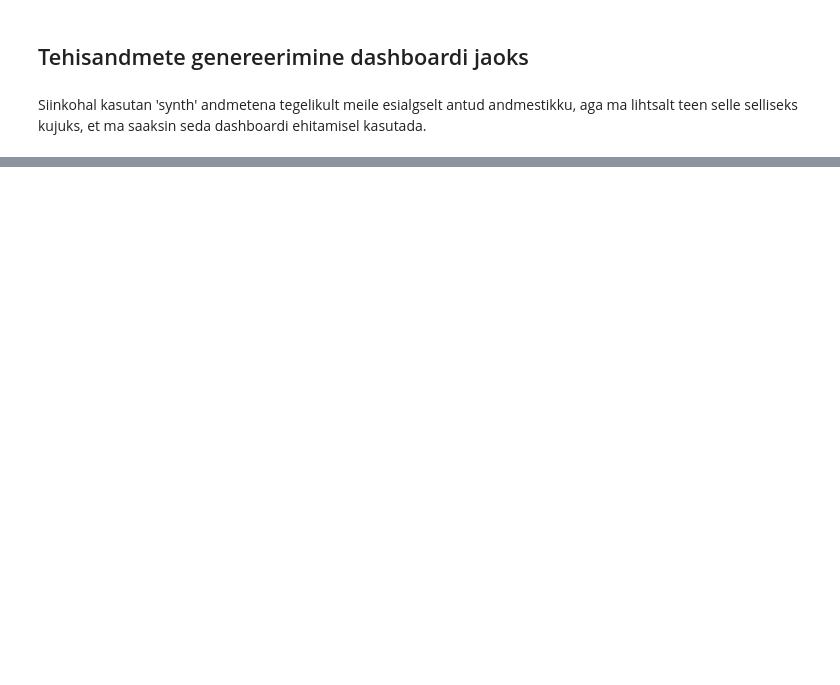
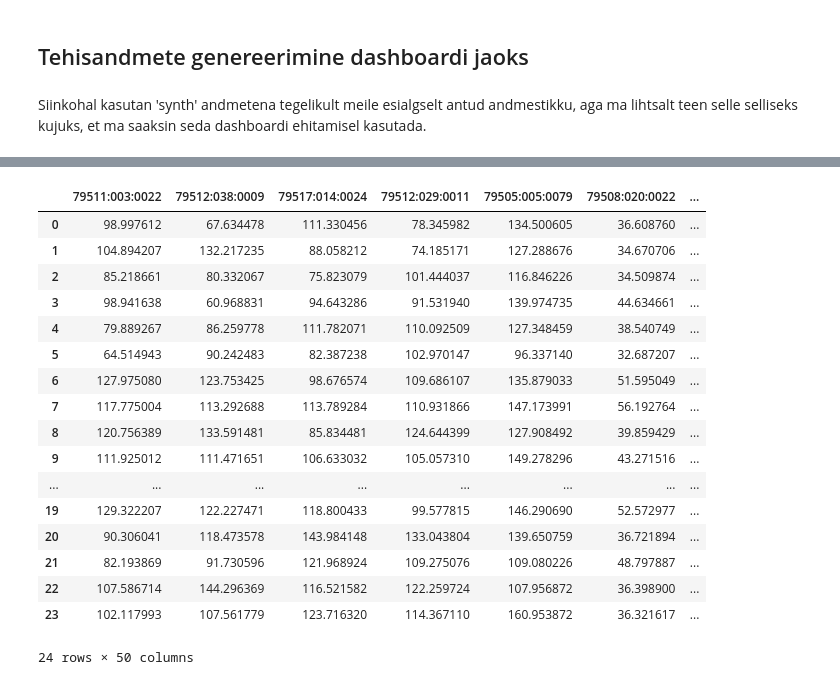
Before and after one commit to ilmaruduste/grid_congestion_manager, a Jupyter notebook: Data_Processing.ipynb, the cells around one changed output, grey strips where cells are left out. Cells and saved outputs as stored; diff of their text form; code cells hidden in the pictures; blank space fills up the shorter version.

```diff
--- a/Data_Processing.ipynb
+++ b/Data_Processing.ipynb
@@ -365,0 +403,22 @@ Siinkohal kasutan 'synth' andmetena tegelikult meile esialgselt antud andmestikk
+# %%
+baseloads = pd.DataFrame.from_dict(baseloads)
+baseloads
+# %% [output]
+|  | 79511:003:0022 | 79512:038:0009 | 79517:014:0024 | 79512:029:0011 | 79505:005:0079 | 79508:020:0022 | ... |
+| 0 | 98.997612 | 67.634478 | 111.330456 | 78.345982 | 134.500605 | 36.608760 | ... |
+| 1 | 104.894207 | 132.217235 | 88.058212 | 74.185171 | 127.288676 | 34.670706 | ... |
+| 2 | 85.218661 | 80.332067 | 75.823079 | 101.444037 | 116.846226 | 34.509874 | ... |
+| 3 | 98.941638 | 60.968831 | 94.643286 | 91.531940 | 139.974735 | 44.634661 | ... |
+| 4 | 79.889267 | 86.259778 | 111.782071 | 110.092509 | 127.348459 | 38.540749 | ... |
+| 5 | 64.514943 | 90.242483 | 82.387238 | 102.970147 | 96.337140 | 32.687207 | ... |
+| 6 | 127.975080 | 123.753425 | 98.676574 | 109.686107 | 135.879033 | 51.595049 | ... |
+| 7 | 117.775004 | 113.292688 | 113.789284 | 110.931866 | 147.173991 | 56.192764 | ... |
+| 8 | 120.756389 | 133.591481 | 85.834481 | 124.644399 | 127.908492 | 39.859429 | ... |
+| 9 | 111.925012 | 111.471651 | 106.633032 | 105.057310 | 149.278296 | 43.271516 | ... |
+| ... | ... | ... | ... | ... | ... | ... | ... |
+| 19 | 129.322207 | 122.227471 | 118.800433 | 99.577815 | 146.290690 | 52.572977 | ... |
+| 20 | 90.306041 | 118.473578 | 143.984148 | 133.043804 | 139.650759 | 36.721894 | ... |
+| 21 | 82.193869 | 91.730596 | 121.968924 | 109.275076 | 109.080226 | 48.797887 | ... |
+| 22 | 107.586714 | 144.296369 | 116.521582 | 122.259724 | 107.956872 | 36.398900 | ... |
+| 23 | 102.117993 | 107.561779 | 123.716320 | 114.367110 | 160.953872 | 36.321617 | ... |
+24 rows × 50 columns
```
Also changed, not shown: parts of 16 cells of this notebook, 27 other files.
